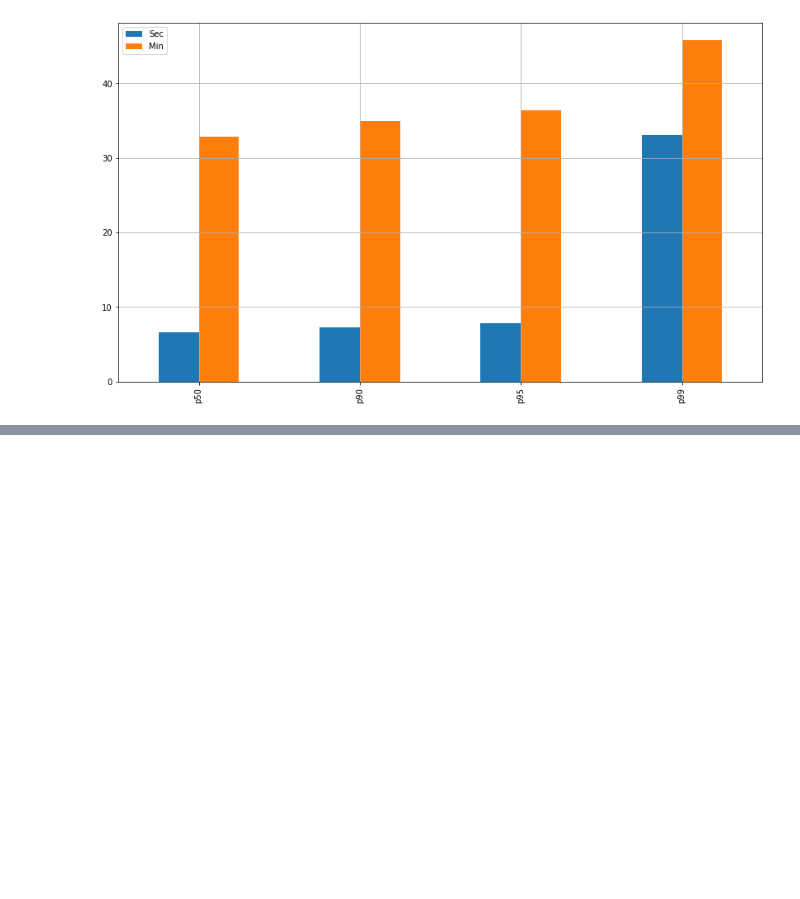
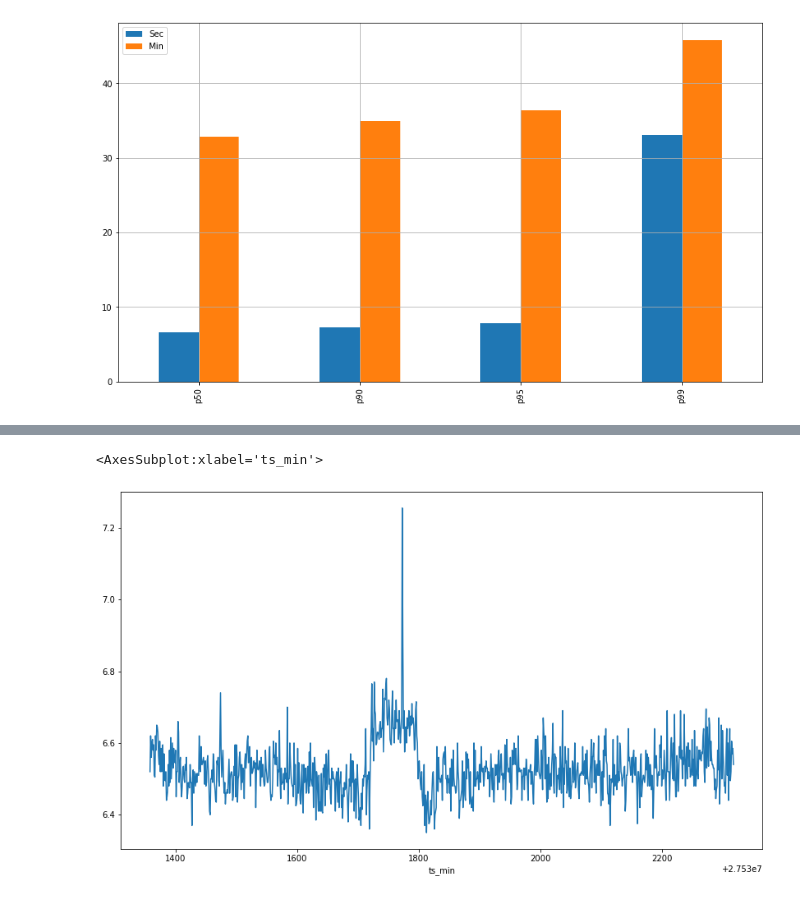
Before and after one commit to ericmelz/pinger-parser, a Jupyter notebook: jupyter/Pinger Parser Playground.ipynb, the cells around one changed output, grey strips where cells are left out. Saved outputs shown, nothing was run; the diff lists cells and outputs as text; code cells hidden in the pictures; blank space fills up the shorter version.

```diff
--- a/jupyter/Pinger Parser Playground.ipynb
+++ b/jupyter/Pinger Parser Playground.ipynb
@@ -232,0 +340,9 @@ df6.plot(kind='bar', grid=True, figsize=(14,8))
+# %%
+# See https://stackoverflow.com/questions/17578115/pass-percentiles-to-pandas-agg-function
+def percentile(n):
+    def percentile_(x):
+        return np.percentile(x, n)
+    percentile_.__name__ = 'percentile_%s' % n
+    return percentile_
+# %%
+df10 = df8.groupby('ts_min').agg([np.median, percentile(50), percentile(90), percentile(95), percentile(99)])
@@ -232,0 +360,7 @@ df6.plot(kind='bar', grid=True, figsize=(14,8))
+# %%
+df11 = df10[('latency_ms', 'median')]
+# %%
+df11.plot(figsize=(14,8))
+# %% [output]
+<AxesSubplot:xlabel='ts_min'>
+[figure, added]
```
Also changed, not shown: parts of 33 cells of this notebook, 1 other file.
